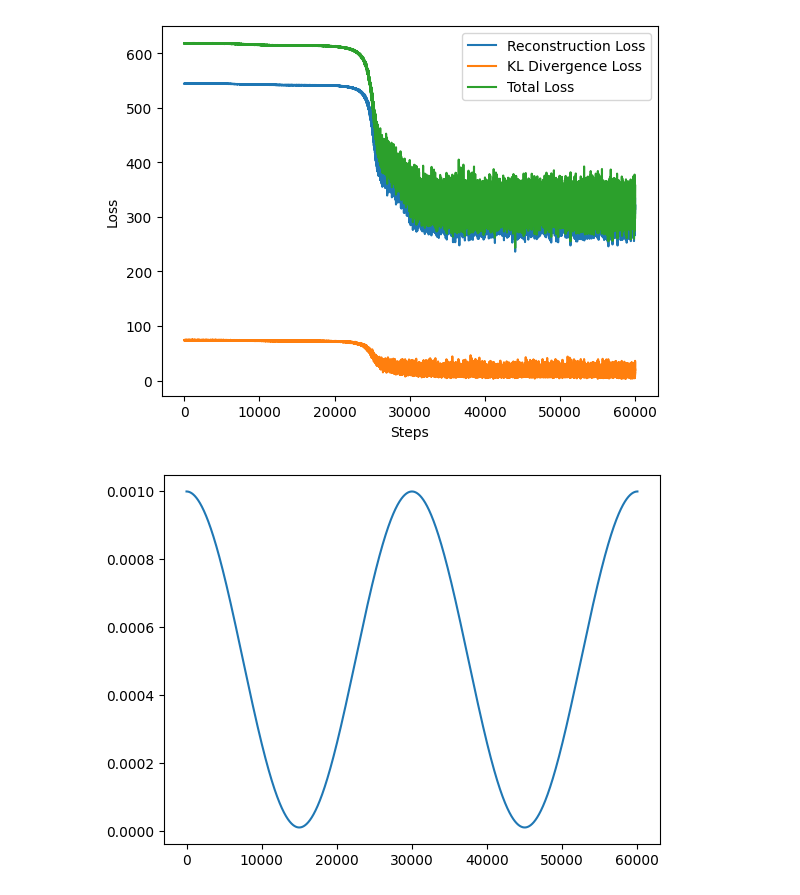
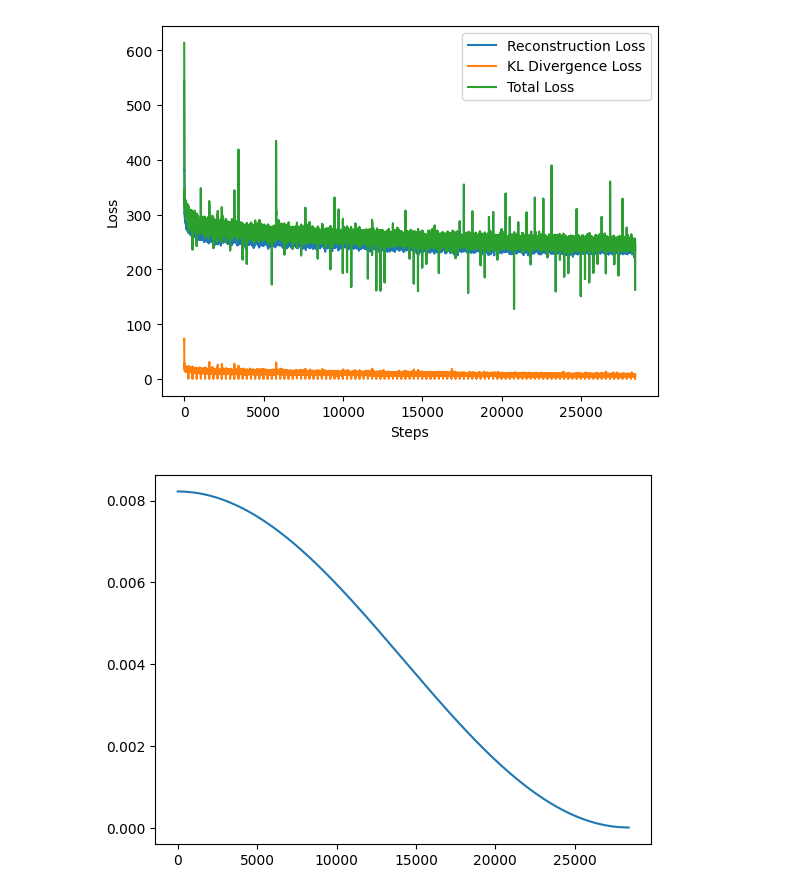
Before and after one commit to WayfarerYuan/MyCVAE, a Jupyter notebook: myCVAE_v5.ipynb, the cells around one changed output. Drawn from its saved outputs; the diff is of its cells as text; code cells hidden in the pictures.

```diff
--- a/myCVAE_v5.ipynb
+++ b/myCVAE_v5.ipynb
@@ -70,8 +70,9 @@ def train_and_plot(dataset_name, hidden_dim_1, hidden_dim_2, batch_size, epochs,
 
     # Optimizer & Scheduler
     # optimizer = optim.Adam(list(encoder.parameters()) + list(decoder.parameters()), lr=initial_lr)
-    optimizer = Prodigy(list(encoder.parameters()) + list(decoder.parameters()), lr=initial_lr)
-    scheduler = CosineAnnealingLR(optimizer, T_max=(len(dataloader) * epochs / 4), eta_min=1e-5)
+    # optimizer = Prodigy(list(encoder.parameters()) + list(decoder.parameters()), lr=initial_lr)
+    optimizer = optim.AdamW(list(encoder.parameters()) + list(decoder.parameters()), lr=initial_lr)
+    scheduler = CosineAnnealingLR(optimizer, T_max=(len(dataloader) * epochs), eta_min=1e-5)
 
     # initialize the loss lists
     recon_losses = []
@@ -96,7 +97,7 @@ def train_and_plot(dataset_name, hidden_dim_1, hidden_dim_2, batch_size, epochs,
             try:
                 recon_loss = F.binary_cross_entropy(x_recon, x, reduction='sum') / x.shape[0]
             except Exception as e:
-                print(e)
+                # print(e)
                 # print('------------------ Error ------------------')
                 # print(f'x_recon: {x_recon}, \nx: {x}, \nx_recon.shape: {x_recon.shape}, x.shape: {x.shape}\n')
                 # print(f'logits: {logits}, \nz: {z}, \nlogits.shape: {logits.shape}, z.shape: {z.shape}\n')
@@ -105,7 +106,7 @@ def train_and_plot(dataset_name, hidden_dim_1, hidden_dim_2, batch_size, epochs,
             log_softmax_logits = F.log_softmax(logits, dim=-1)
             uniform_distribution = torch.ones_like(log_softmax_logits) * (1.0 / categorical_dim)
             one_hot_labels = torch.zeros_like(log_softmax_logits).scatter_(1, labels_in_batch.unsqueeze(1), 1.0)
-            kl_loss = F.kl_div(log_softmax_logits, one_hot_labels, reduction='sum')
+            kl_loss = F.kl_div(log_softmax_logits, one_hot_labels, reduction='sum') / batch_size * 29.843531299928905
             loss = recon_loss + kl_loss
 
             # gradient descent & backpropagation
@@ -577,13 +578,21 @@ def visualize_latent(dataset_name, encoder, num_classes=10, temperature=1.0):
 # print("Rand index: ", rand_index)
 # %%
 dataset_name = 'MNIST'
-hidden_dim_1 = 512
-hidden_dim_2 = 256
-batch_size = 32
-epochs = 64
-initial_lr = 1e-3
-temperature = 1.0
-final_temperature = 0.3
+# hidden_dim_1 = 512
+# hidden_dim_2 = 256
+# batch_size = 32
+# epochs = 64
+# initial_lr = 1e-3
+# temperature = 1.0
+# final_temperature = 0.3
+
+hidden_dim_1 = 395
+hidden_dim_2 = 87
+batch_size = 229
+epochs = 108
+initial_lr = 0.008221946643391686
+temperature = 1.8602898465279396
+final_temperature = 0.9793508307172389
 
 dataset, encoder, decoder, final_loss = train_and_plot(dataset_name, hidden_dim_1, hidden_dim_2, batch_size, epochs, initial_lr, temperature, final_temperature)
 # %% [output]
@@ -610,15 +620,15 @@ Rand index:  0.8352424685563934
 # %%
 # Running on Fashion MNIST dataset
 dataset_name = 'FashionMNIST'
-hidden_dim_1 = 512
-hidden_dim_2 = 256
-batch_size = 32
-epochs = 32
-initial_lr = 1e-3
-temperature = 1.0
-final_temperature = 0.3
+# hidden_dim_1 = 512
+# hidden_dim_2 = 256
+# batch_size = 32
+# epochs = 32
+# initial_lr = 1e-3
+# temperature = 1.0
+# final_temperature = 0.3
 
 dataset, encoder, decoder, final_loss = train_and_plot(dataset_name, hidden_dim_1, hidden_dim_2, batch_size, epochs, initial_lr, temperature, final_temperature)
 # %% [output]
-[figure, old version]
+[figure, new version]
-[figure, old version]
+[figure, new version]
```
Also changed, not shown: parts of 13 cells of this notebook, 2 other files.
